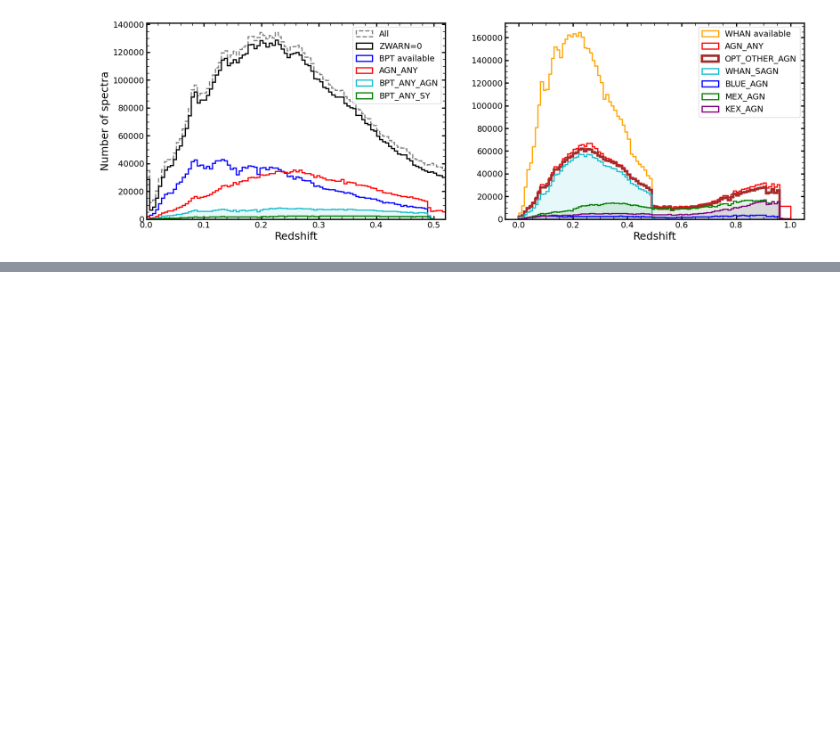
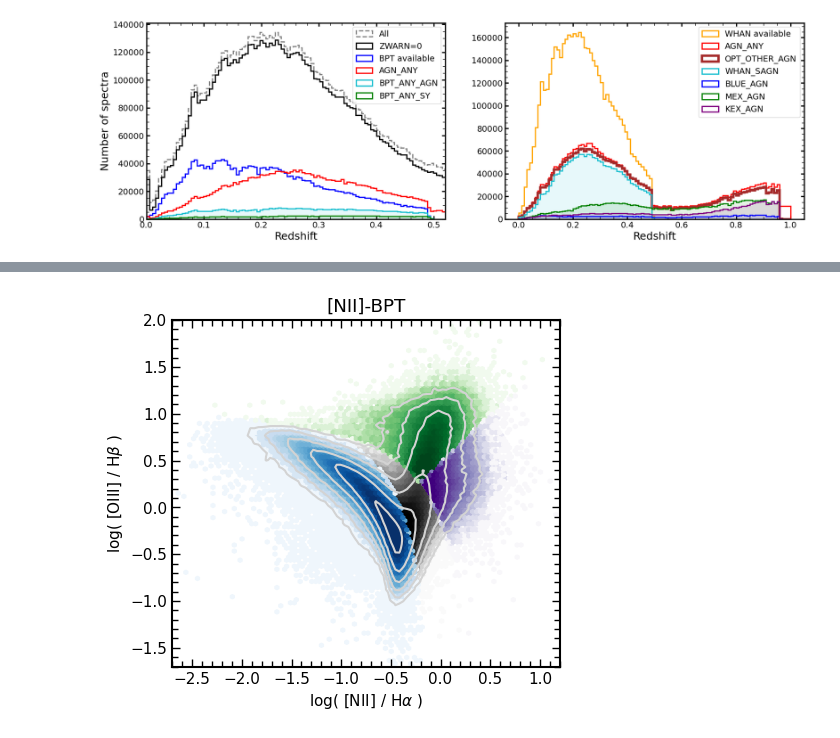
Before and after one commit to cosmodesi/desigaldev, a Jupyter notebook: AgnCats/notebooks/04_plots_for_paper.ipynb, the cells around one changed output, grey strips where cells are left out. Saved outputs shown, nothing was run; the diff lists cells and outputs as text; code cells hidden in the pictures; blank space fills up the shorter version.

```diff
--- a/AgnCats/notebooks/04_plots_for_paper.ipynb
+++ b/AgnCats/notebooks/04_plots_for_paper.ipynb
@@ -202,0 +471,18 @@ plt.show()
+# %%
+## Default color scheme
+
+# Color maps
+cmap_sf = 'Blues'
+cmap_sy = 'Greens'
+#cmap_sy = 'Reds'
+#cmap_cp = 'Greys'
+cmap_cp = 'Oranges'
+cmap_lin = 'Purples'
+
+# Color names for labels or lines
+col_sf = 'tab:blue'
+col_sy = 'seagreen'
+#col_sy = 'darkred' #'crimson'
+#col_cp = 'grey'
+col_cp = 'orangered'
+col_lin = 'rebeccapurple'
@@ -202,0 +642,25 @@ plt.show()
+# %%
+## Initialize figure
+plt.figure(figsize = (17,4.5))
+
+Nbins=300
+
+## BPT-[NII]
+plt.subplot2grid((1,3), (0,0))
+xlim = [-2.7,1.2]
+ylim = [-1.7,2.]
+extent = [xlim[0],xlim[1],ylim[0], ylim[1]]
+plt.title('[NII]-BPT')
+plt.hexbin(xx_bptnii[is_nii_comp], yy_bpt[is_nii_comp], bins=Nbins, norm=LogNorm(norm_min, norm_max), cmap=cmap_cp, extent=extent)
+plt.hexbin(xx_bptnii[is_nii_sf], yy_bpt[is_nii_sf], bins=Nbins, norm=LogNorm(norm_min, norm_max), cmap=cmap_sf, extent=extent)
+plt.hexbin(xx_bptnii[is_nii_sy], yy_bpt[is_nii_sy], bins=Nbins, norm=LogNorm(norm_min, norm_max), cmap=cmap_sy, extent=extent)
+plt.hexbin(xx_bptnii[is_nii_lin], yy_bpt[is_nii_lin], bins=Nbins, norm=LogNorm(norm_min, norm_max), cmap=cmap_lin, extent=extent)
+plt.xlabel('log( [NII] / H$\\alpha$ )')
+plt.ylabel('log( [OIII] / H$\\beta$ )')
+plt.xlim(xlim)
+plt.ylim(ylim)
+
+# Contours
+add_contours(xx_bptnii[is_nii], yy_bpt[is_nii], [xlim, ylim])
+# %% [output]
+[figure, added]
```
Also changed, not shown: parts of 16 cells of this notebook, 3 other files.
